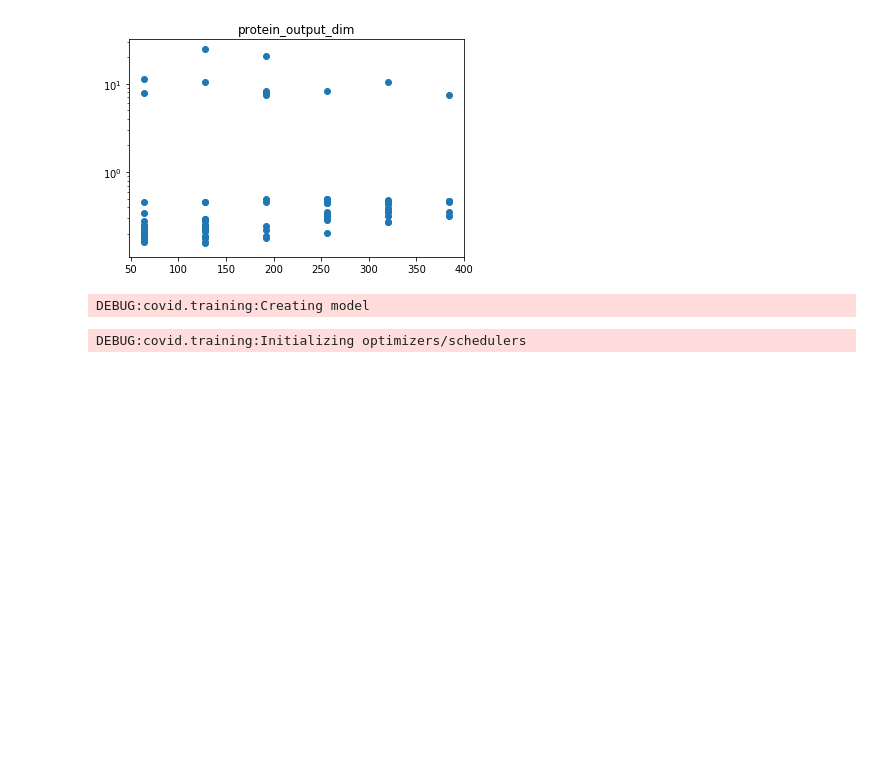
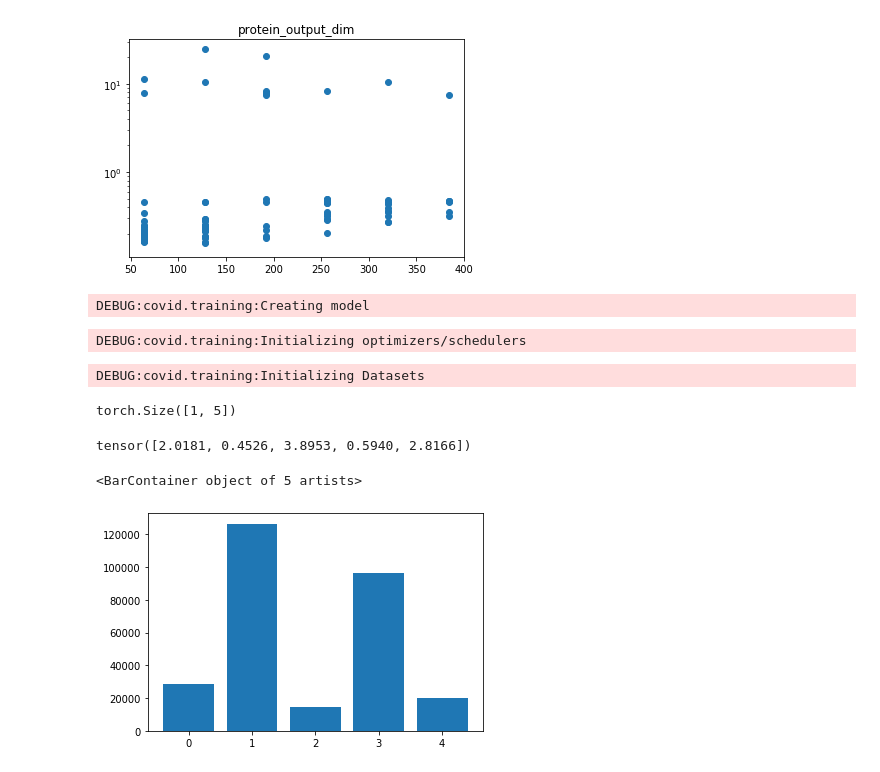
Before and after one commit to BryceEakin/COVID, a Jupyter notebook: Model Prototyping.ipynb, the cells around one changed output. Saved outputs shown, nothing was run; the diff lists cells and outputs as text; code cells hidden in the pictures; blank space fills up the shorter version.

```diff
--- a/Model Prototyping.ipynb
+++ b/Model Prototyping.ipynb
@@ -233,3 +173,60 @@ from covid.training import _create_optimizer_and_schedulers
 optim, _, _ = _create_optimizer_and_schedulers(model, config)
 # %% [output]
 DEBUG:covid.training:Initializing optimizers/schedulers
+# %%
+dl, vdl = _create_dataloaders(config)
+# %% [output]
+DEBUG:covid.training:Initializing Datasets
+# %%
+TOTAL_TIME = 0
+TOTAL_CALLS = 0
+
+import time
+
+class timed_iter():
+    def __init__(self, inner_iterable):
+        self._iter = iter(inner_iterable)
+
+    def __iter__(self):
+        return self
+
+    def __next__(self):
+        global TOTAL_TIME, TOTAL_CALLS
+        start_time = time.process_time()
+        res = next(self._iter)
+        end_time = time.process_time()
+        TOTAL_TIME += (end_time-start_time)
+        TOTAL_CALLS += 1
+        return res
+# %%
+bins = T.zeros(10,5)
+
+weight_sums = T.zeros(5)
+
+for batch in timed_iter(dl):
+    _, _, _, _, target = batch
+
+    weights = (target * 0.0015).clamp(1e-3, 1.0)
+    weights[target == 0] = 0  # 0.5
+    weight_sums += weights.sum(0)
+
+    upd = T.zeros(10,5)
+    for i in range(9):
+        upd[i,:] = (target <= i*100).sum(0)
+
+    upd[9,:] = target.shape[0]
+    upd[1:] = upd[1:] - upd[:-1]
+    bins += upd
+# %%
+T.tensor([[1,2,3,4,5.0]]).shape
+# %% [output]
+torch.Size([1, 5])
+# %%
+weight_sums.mean()/weight_sums
+# %% [output]
+tensor([2.0181, 0.4526, 3.8953, 0.5940, 2.8166])
+# %%
+plt.bar(np.arange(5), weight_sums.numpy())
+# %% [output]
+<BarContainer object of 5 artists>
+[figure, added]
```
Also changed, not shown: parts of 27 cells of this notebook, 6 other files.
